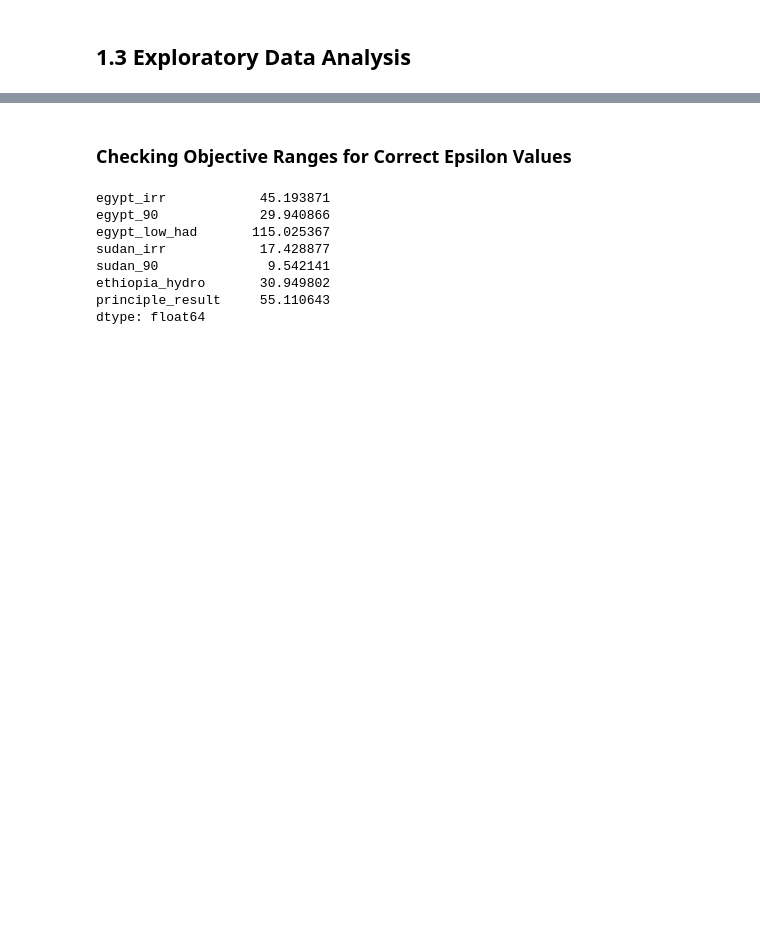
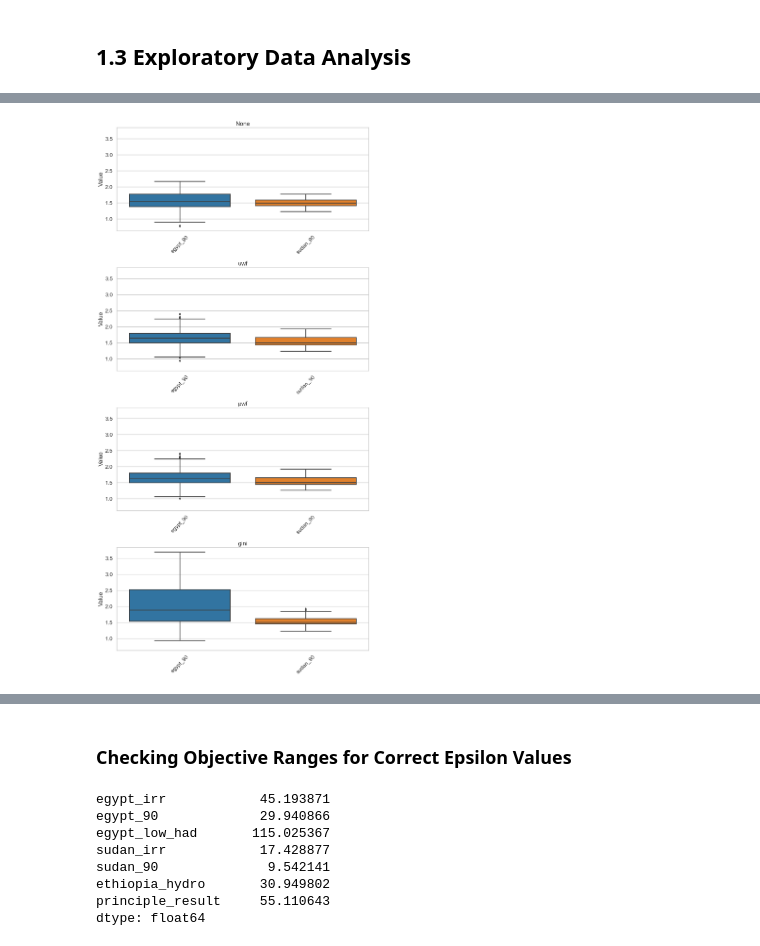
Before and after one commit to MeronZnabei/master-thesis-project, a Jupyter notebook: output_analysis/posteriori.ipynb, the cells around one changed output, grey strips where cells are left out. Saved outputs shown, nothing was run; the diff lists cells and outputs as text; code cells hidden in the pictures; blank space fills up the shorter version.

```diff
--- a/output_analysis/posteriori.ipynb
+++ b/output_analysis/posteriori.ipynb
@@ -100,0 +152,24 @@ plt.show()
+# %%
+# Objectives of interest
+objectives_of_interest = ['egypt_90','sudan_90']
+
+# Create subplots for each principle
+fig, axes = plt.subplots(num_principles, 1, figsize=(12, 6 * num_principles), sharex=False, sharey=True)
+
+# Seaborn style and context for better aesthetics and readability
+sns.set_style("whitegrid")
+sns.set_context("talk")  # 'talk' context is suitable for presentations, 'paper' or 'notebook' can be used for other scenarios
+
+for p_idx, (principle, objectives_df) in enumerate(objective_results.items()):
+    ax = axes[p_idx] if num_principles > 1 else axes
+
+    if set(objectives_of_interest).issubset(objectives_df.columns):
+        sns.boxplot(data=objectives_df[objectives_of_interest], ax=ax)
+        ax.set_title(principle)
+        ax.set_ylabel("Value")  # since the units/quantity might be common, else adjust as per your data
+        ax.set_xticklabels(ax.get_xticklabels(), rotation=45)  # Rotating x labels for better visibility
+
+plt.tight_layout()
+plt.show()
+# %% [output]
+[figure, added]
```
Also changed, not shown: parts of 20 cells of this notebook, 1 other file.
